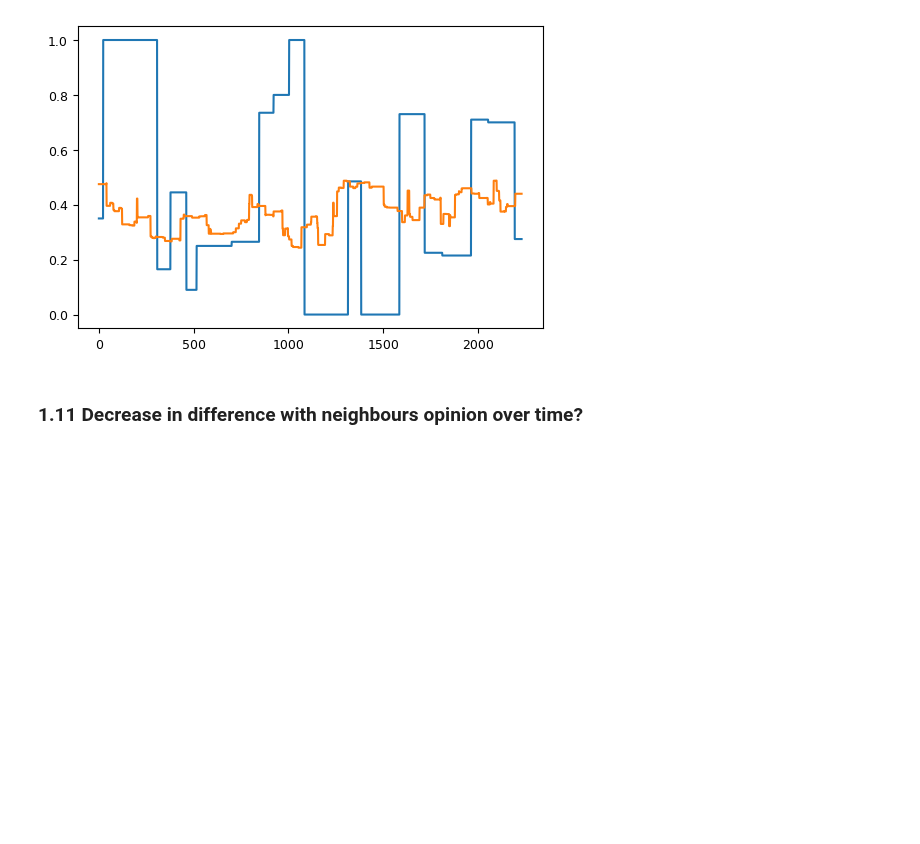
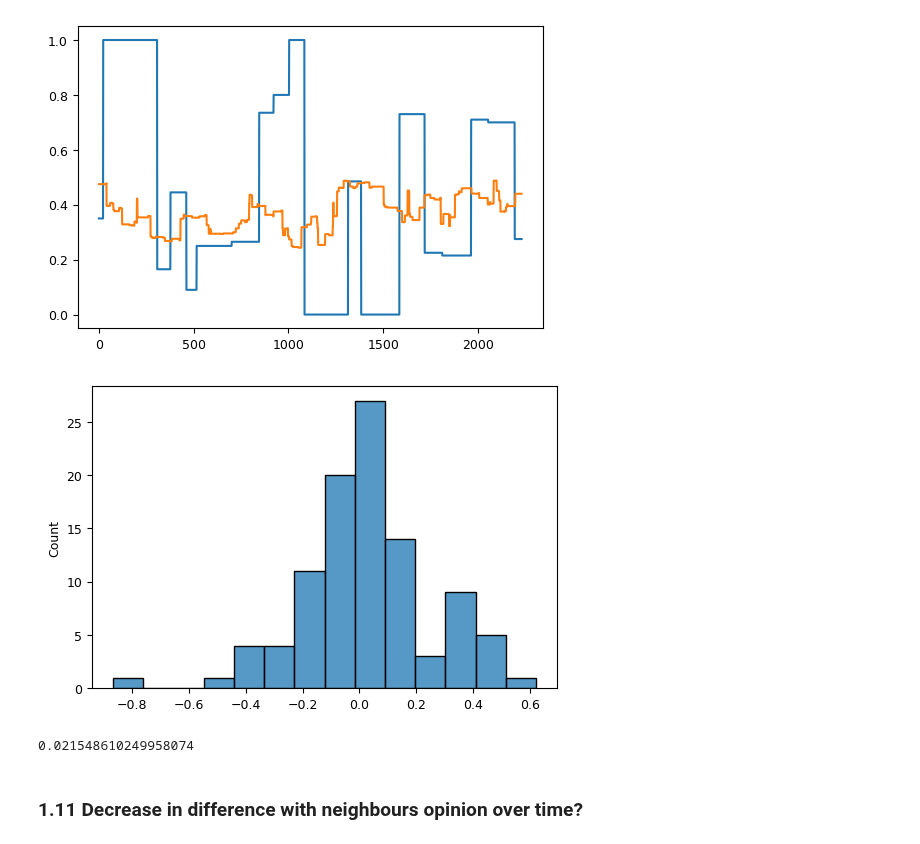
Before and after one commit to J0HNN7G/politic-polar-epsrc, a Jupyter notebook: exploration.ipynb, the cells around one changed output. Drawn from its saved outputs; the diff is of its cells as text; code cells hidden in the pictures; blank space fills up the shorter version.

```diff
--- a/exploration.ipynb
+++ b/exploration.ipynb
@@ -935,3 +942,31 @@ def friend_dec_analysis(ids, friends, ops):
+# %%
+def ne_diff_series(ops, ne_ops):
+    result = []
+
+    prev = np.abs(ne_ops[0] - ops[0])
+    for i in range(1, len(ops)):
+        cur = np.abs(ne_ops[i] - ops[i])
+        if ops[i-1] != ops[i]:
+            res = np.sign(prev - cur)
+            result.append(res)
+        prev = cur
+
+    return result
+# %%
+def friend_ne_dec_analysis(ids, adj, ops):
+    idx_result = []
+    dec_result = []
+    for idx, ID in enumerate(ids):
+        friend_data = [ ops[:, get_idx(ids, friend)] for friend in ids[adj[get_idx(ids, ID)].astype(bool)]]
+        mean_ne_data = means(np.transpose(friend_data))
+        ne_diff_data = ne_diff_series(ops[:, idx], mean_ne_data)
+        corr_res = np.corrcoef(ne_diff_data, range(len(ne_diff_data)))[0,1]
+
+        if not math.isnan(corr_res):
+            idx_result.append(idx)
+            dec_result.append(np.corrcoef(ne_diff_data, range(len(ne_diff_data)))[0,1])
+
+    return idx_result, dec_result
 # %% [markdown]
 ### 1.10 Correlation of decisions with neighbours
 # %%
@@ -951,6 +986,16 @@ sns.lineplot(range(len(id_data)), mean_data)
 plt.show()
 # %% [output]
 [figure]
+# %%
+idx_result, dec_data = friend_ne_dec_analysis(continent_ids, continent_adj, continent_ops)
+sns.histplot(dec_data)
+plt.show()
+# %% [output]
+[figure, added]
+# %%
+np.mean(dec_data)
+# %% [output]
+0.021548610249958074
 # %% [markdown]
 ### 1.11 Decrease in difference with neighbours opinion over time?
 # %%
```
Also changed, not shown: parts of 26 cells of this notebook, 1 other file.
